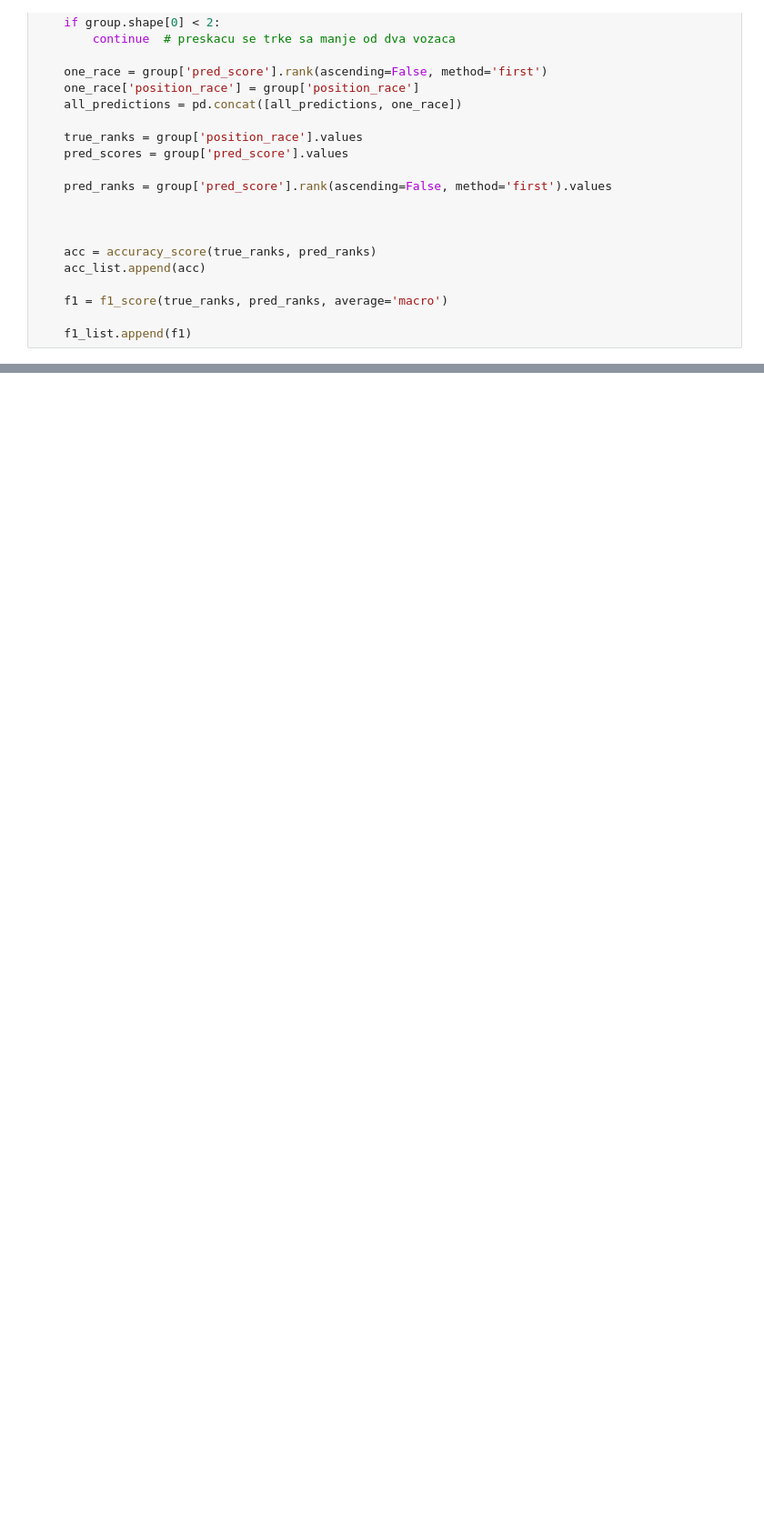
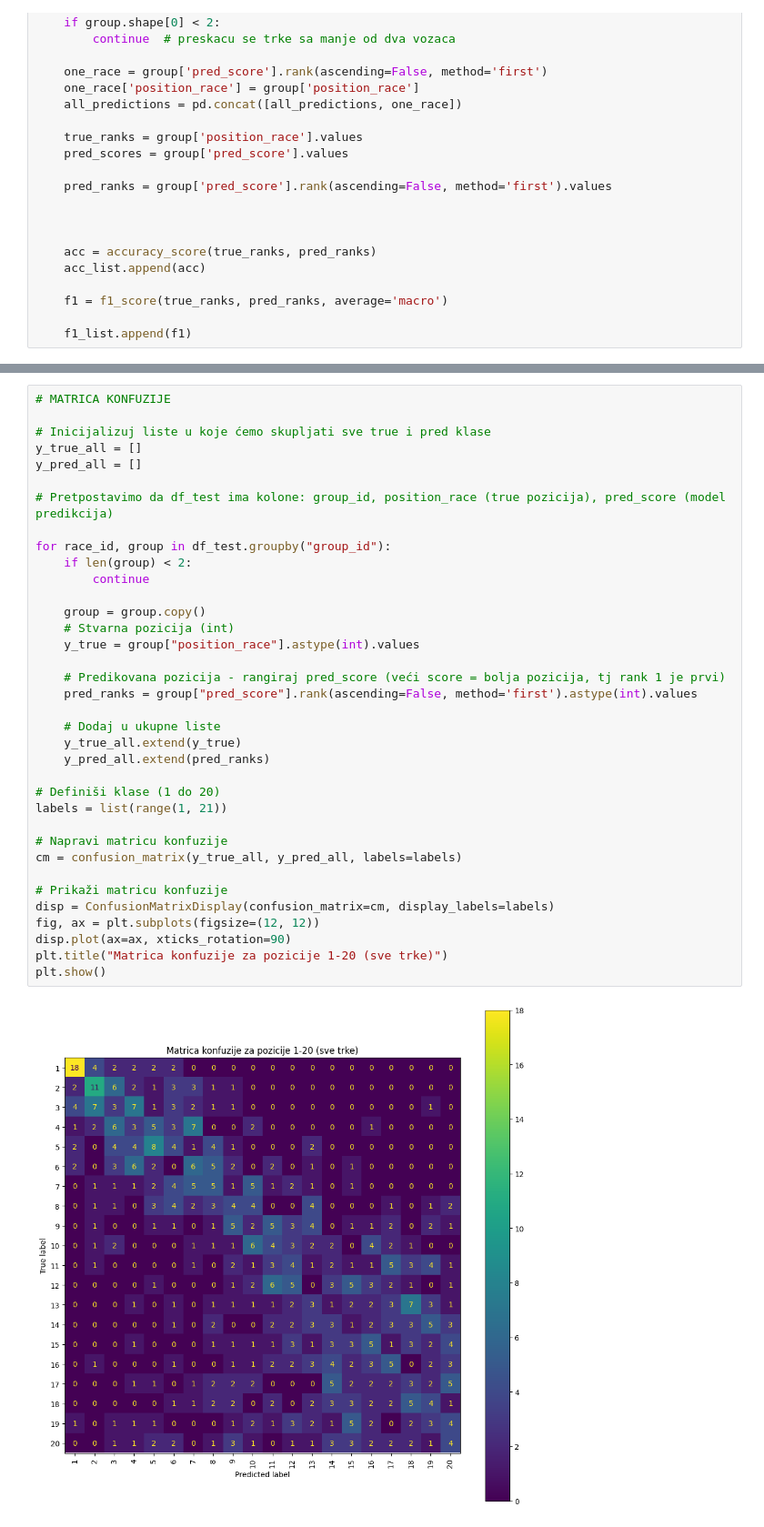
Before and after one commit to darijaaaa/Formula1, a Jupyter notebook: XGBoost.ipynb, the cells around one changed output, grey strips where cells are left out. Shown at 91% size. Drawn from its saved outputs; the diff is of its cells as text; blank space fills up the shorter version.

```diff
--- a/XGBoost.ipynb
+++ b/XGBoost.ipynb
@@ -396,3 +396,41 @@ Index(['season', 'round', 'drivers_num', 'position_race', 'grid', 'driverId',
        'avg_overtakes_prev_season_per_circuit', 'best_qual_time_ms',
        'group_id', 'pred_score', 'predicted_rank', 'true_rank'],
       dtype='object')
+# %%
+# MATRICA KONFUZIJE
+
+# Inicijalizuj liste u koje ćemo skupljati sve true i pred klase
+y_true_all = []
+y_pred_all = []
+
+# Pretpostavimo da df_test ima kolone: group_id, position_race (true pozicija), pred_score (model predikcija)
+
+for race_id, group in df_test.groupby("group_id"):
+    if len(group) < 2:
+        continue
+
+    group = group.copy()
+    # Stvarna pozicija (int)
+    y_true = group["position_race"].astype(int).values
+
+    # Predikovana pozicija - rangiraj pred_score (veći score = bolja pozicija, tj rank 1 je prvi)
+    pred_ranks = group["pred_score"].rank(ascending=False, method='first').astype(int).values
+
+    # Dodaj u ukupne liste
+    y_true_all.extend(y_true)
+    y_pred_all.extend(pred_ranks)
+
+# Definiši klase (1 do 20)
+labels = list(range(1, 21))
+
+# Napravi matricu konfuzije
+cm = confusion_matrix(y_true_all, y_pred_all, labels=labels)
+
+# Prikaži matricu konfuzije
+disp = ConfusionMatrixDisplay(confusion_matrix=cm, display_labels=labels)
+fig, ax = plt.subplots(figsize=(12, 12))
+disp.plot(ax=ax, xticks_rotation=90)
+plt.title("Matrica konfuzije za pozicije 1-20 (sve trke)")
+plt.show()
+# %% [output]
+[figure, added]
```
Also changed, not shown: parts of 25 cells of this notebook, 12 other files.
